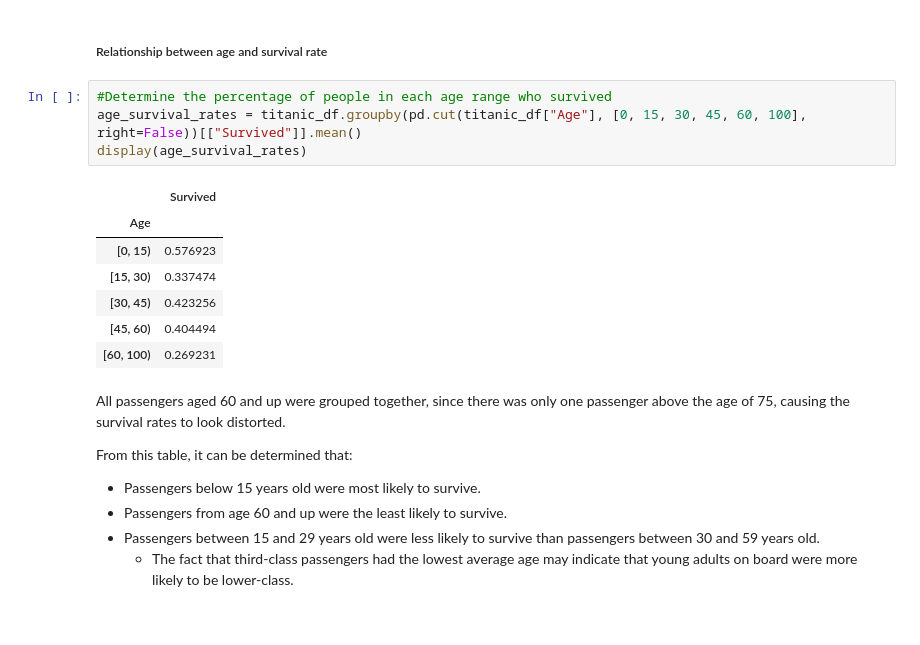
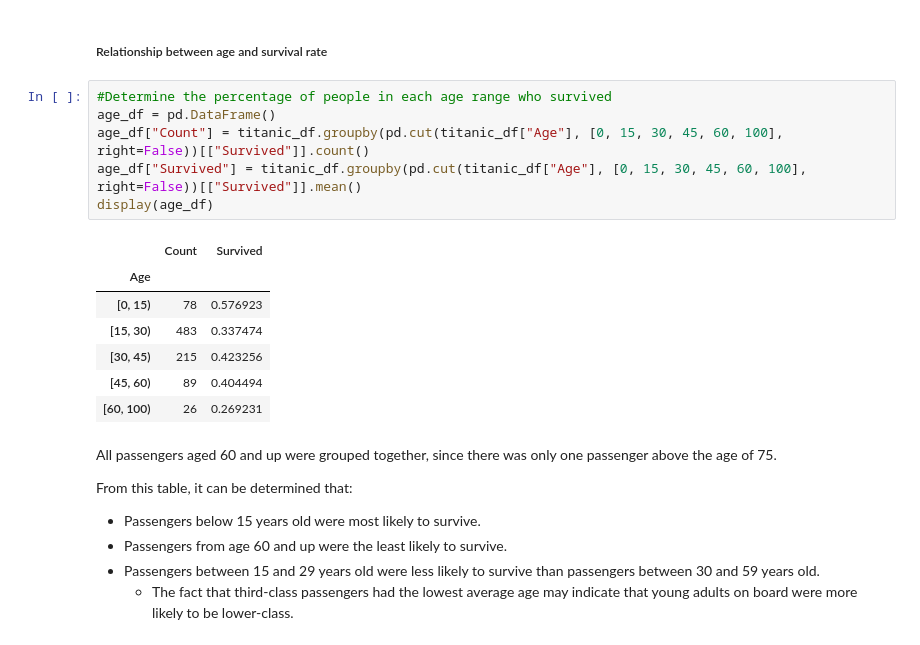
Before and after one commit to mapang02/cse351_final, a Jupyter notebook: final.ipynb, the cells around one changed output. Saved outputs shown, nothing was run; the diff lists cells and outputs as text.

```diff
--- a/final.ipynb
+++ b/final.ipynb
@@ -131,18 +143,20 @@ From these tables, it can be determined that:
 ##### Relationship between age and survival rate
 # %%
 #Determine the percentage of people in each age range who survived
-age_survival_rates = titanic_df.groupby(pd.cut(titanic_df["Age"], [0, 15, 30, 45, 60, 100], right=False))[["Survived"]].mean()
-display(age_survival_rates)
+age_df = pd.DataFrame()
+age_df["Count"] = titanic_df.groupby(pd.cut(titanic_df["Age"], [0, 15, 30, 45, 60, 100], right=False))[["Survived"]].count()
+age_df["Survived"] = titanic_df.groupby(pd.cut(titanic_df["Age"], [0, 15, 30, 45, 60, 100], right=False))[["Survived"]].mean()
+display(age_df)
 # %% [output]
-|  | Survived |
-| Age |  |
-| [0, 15) | 0.576923 |
-| [15, 30) | 0.337474 |
-| [30, 45) | 0.423256 |
-| [45, 60) | 0.404494 |
-| [60, 100) | 0.269231 |
+|  | Count | Survived |
+| Age |  |  |
+| [0, 15) | 78 | 0.576923 |
+| [15, 30) | 483 | 0.337474 |
+| [30, 45) | 215 | 0.423256 |
+| [45, 60) | 89 | 0.404494 |
+| [60, 100) | 26 | 0.269231 |
 # %% [markdown]
-All passengers aged 60 and up were grouped together, since there was only one passenger above the age of 75, causing the survival rates to look distorted.
+All passengers aged 60 and up were grouped together, since there was only one passenger above the age of 75.
 
 From this table, it can be determined that:
 * Passengers below 15 years old were most likely to survive.
```
Also changed, not shown: parts of 18 cells of this notebook.
